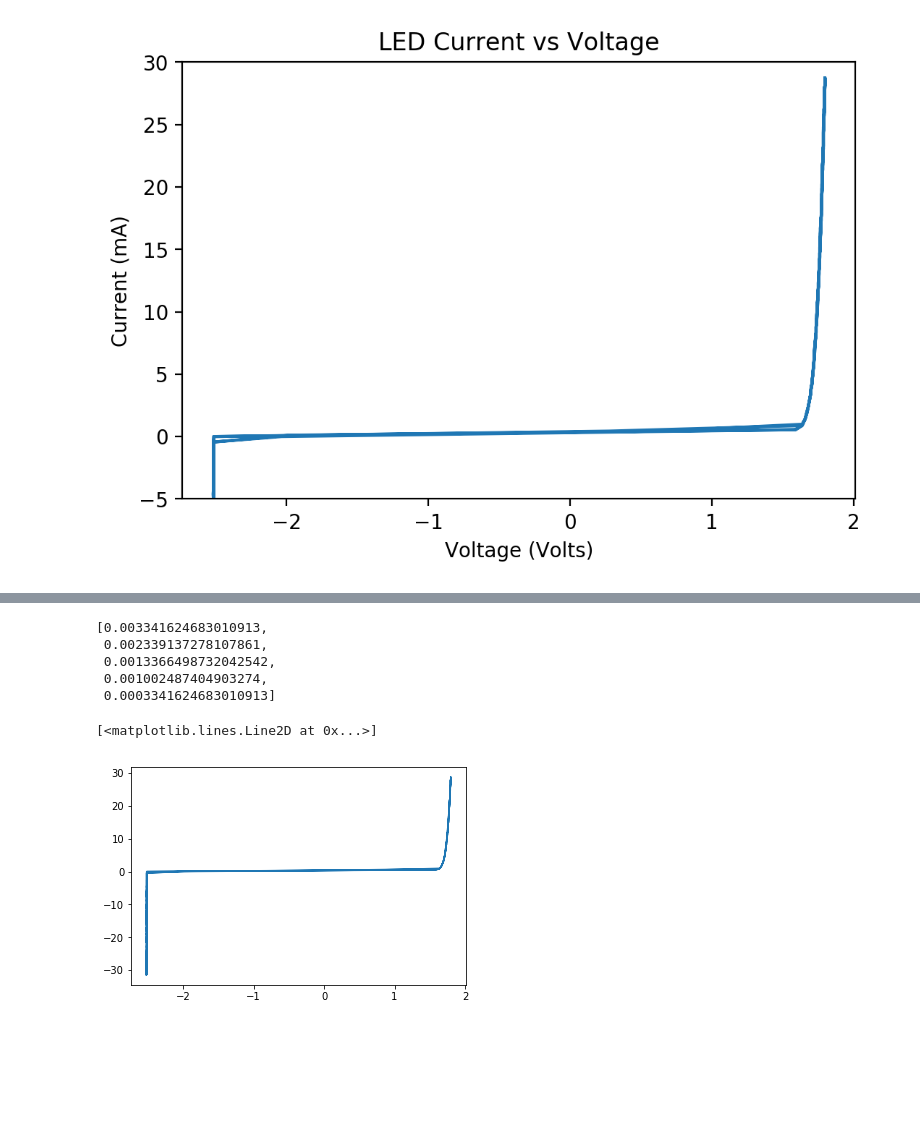
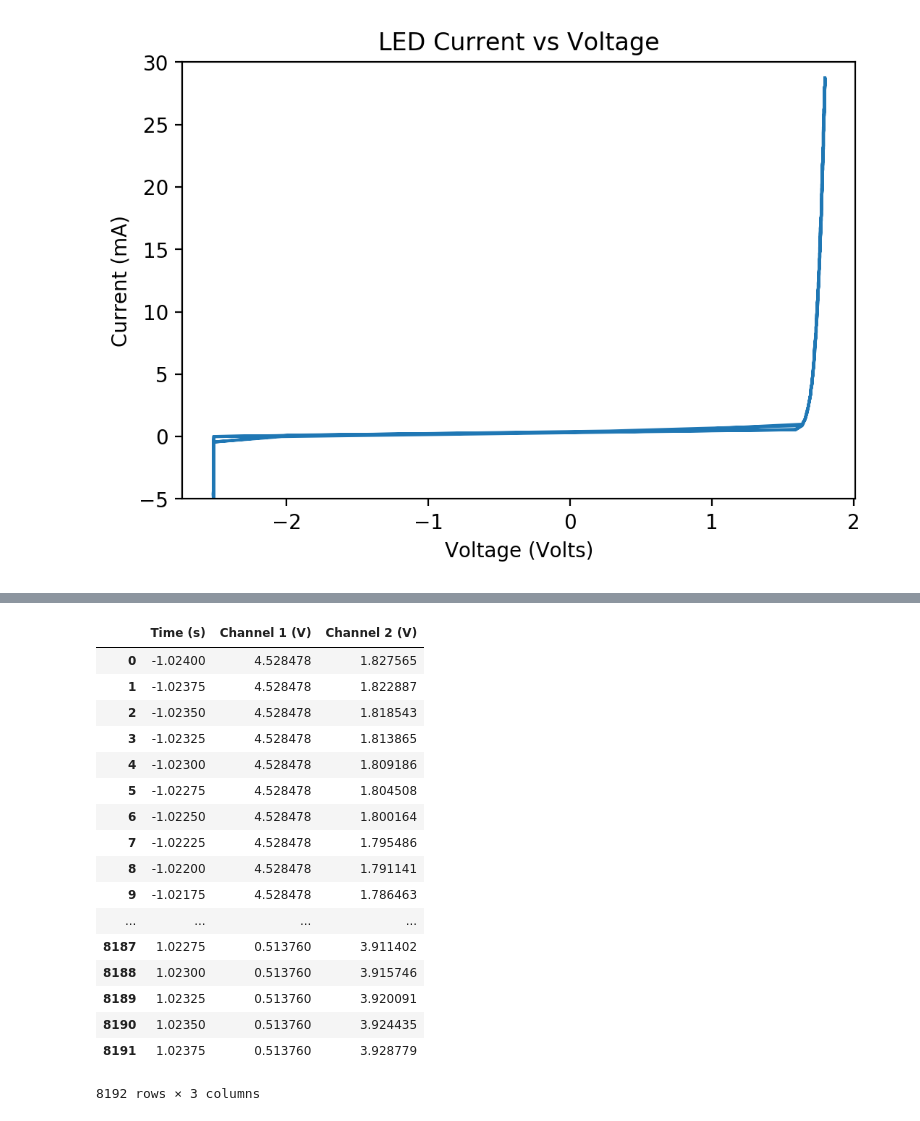
Before and after one commit to jkelleyrtp/ISIM-2018, a Jupyter notebook: SourceMeterLab/SourceMeterLab-Copy1.ipynb, the cells around one changed output, grey strips where cells are left out. Drawn from its saved outputs; the diff is of its cells as text; code cells hidden in the pictures; blank space fills up the shorter version.

```diff
--- a/SourceMeterLab/SourceMeterLab-Copy1.ipynb
+++ b/SourceMeterLab/SourceMeterLab-Copy1.ipynb
@@ -137,24 +55,11 @@ plt.plot(np.array(volts) * .6, np.array(dvdts) * 1e4)
-# %%
-dvdts
-# %% [output]
-[0.003341624683010913,
- 0.002339137278107861,
- 0.0013366498732042542,
- 0.001002487404903274,
- 0.0003341624683010913]
 # %%
-data = pd.read_csv("data/leddata.csv")
-data.columns = pd.Index(["x", "y"])
-xs = data['y'][:1000]
-ys = -data['x'][:1000] * 30
-data['x'] = xs
-data['y'] = ys
-#plt.figure(dpi = 200)
+data = pd.read_csv("data/led_data.csv")
+plt.figure(dpi = 200)
 
 plt.plot(data['x'], data['y'])
-#plt.plot(data['y'][:1000], -data['x'][:1000] * 30)
+plt.plot(data['x'], data['y'])
+
 #plt.ylim((-5, 30))
-#plt.title("LED Current vs Voltage")
+plt.title("LED Current vs Voltage")
+plt.ylabel("Current (mA)")
+plt.xlabel("Voltage (Volts)")
-# %% [output]
-[<matplotlib.lines.Line2D at 0x...>]
-[figure, removed]
@@ -162,0 +66,21 @@ data.to_csv("data/led_data.csv")
+# %%
+data
+# %% [output]
+|  | Time (s) | Channel 1 (V) | Channel 2 (V) |
+| 0 | -1.02400 | 4.528478 | 1.827565 |
+| 1 | -1.02375 | 4.528478 | 1.822887 |
+| 2 | -1.02350 | 4.528478 | 1.818543 |
+| 3 | -1.02325 | 4.528478 | 1.813865 |
+| 4 | -1.02300 | 4.528478 | 1.809186 |
+| 5 | -1.02275 | 4.528478 | 1.804508 |
+| 6 | -1.02250 | 4.528478 | 1.800164 |
+| 7 | -1.02225 | 4.528478 | 1.795486 |
+| 8 | -1.02200 | 4.528478 | 1.791141 |
+| 9 | -1.02175 | 4.528478 | 1.786463 |
+| ... | ... | ... | ... |
+| 8187 | 1.02275 | 0.513760 | 3.911402 |
+| 8188 | 1.02300 | 0.513760 | 3.915746 |
+| 8189 | 1.02325 | 0.513760 | 3.920091 |
+| 8190 | 1.02350 | 0.513760 | 3.924435 |
+| 8191 | 1.02375 | 0.513760 | 3.928779 |
+8192 rows × 3 columns
```
Also changed, not shown: parts of 18 cells of this notebook.
